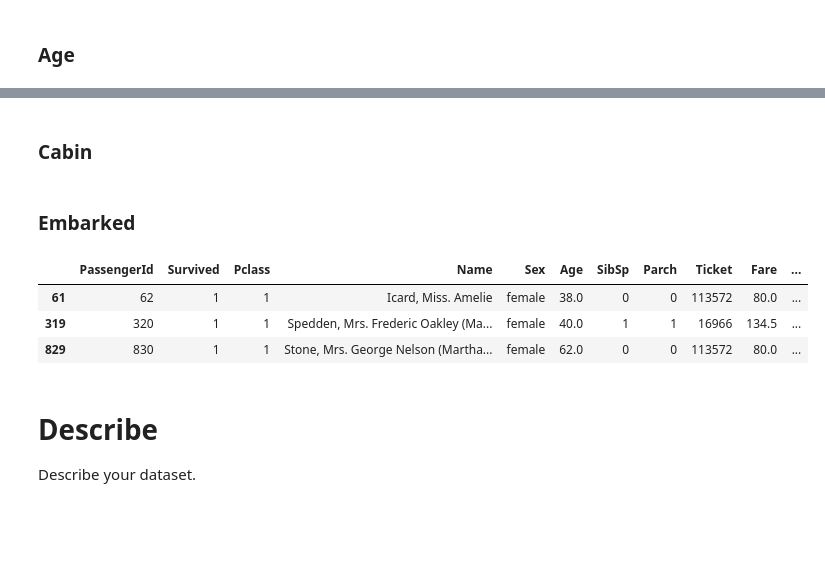
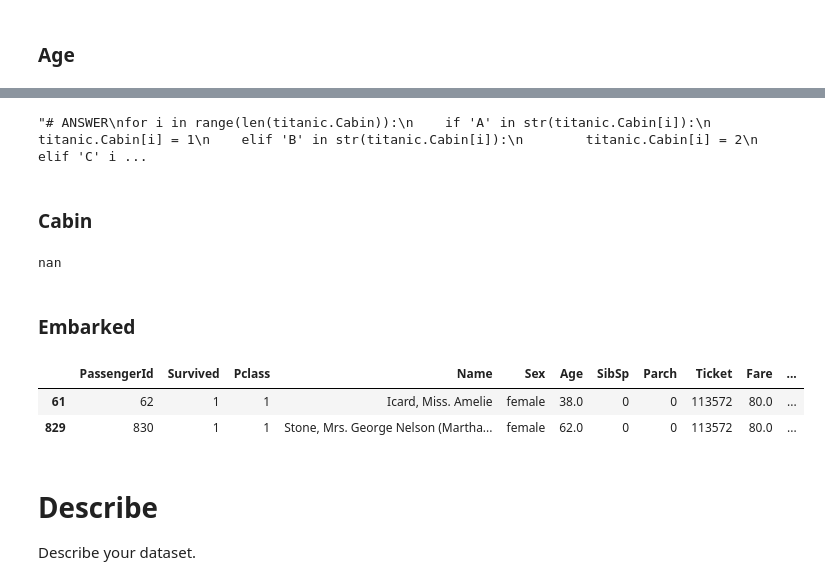
Before and after one commit to NPHansen/DS_AI, a Jupyter notebook: Lab 2/IOD_Lab 2.2.1.ipynb, the cells around one changed output, grey strips where cells are left out. Drawn from its saved outputs; the diff is of its cells as text; code cells hidden in the pictures; blank space fills up the shorter version.

```diff
--- a/Lab 2/IOD_Lab 2.2.1.ipynb
+++ b/Lab 2/IOD_Lab 2.2.1.ipynb
@@ -148,5 +153,37 @@ Is there any null values in any columns?
+# %%
+'''# ANSWER
+for i in range(len(titanic.Cabin)):
+    if 'A' in str(titanic.Cabin[i]):
+        titanic.Cabin[i] = 1
+    elif 'B' in str(titanic.Cabin[i]):
+        titanic.Cabin[i] = 2
+    elif 'C' in str(titanic.Cabin[i]):
+        titanic.Cabin[i] = 3
+    elif 'D' in str(titanic.Cabin[i]):
+        titanic.Cabin[i] = 4
+    elif 'E' in str(titanic.Cabin[i]):
+        titanic.Cabin[i] = 5
+    elif 'F' in str(titanic.Cabin[i]):
+        titanic.Cabin[i] = 6
+    elif 'G' in str(titanic.Cabin[i]):
+        titanic.Cabin[i] = 7
+    elif 'T' in str(titanic.Cabin[i]):
+        titanic.Cabin[i] = 0
+    #elif '' in str(titanic.Cabin[i]):
+        #print(i)
+
+titanic.Fare[titanic.Cabin == 0].min()'''
+
+#titanic[titanic.Ticket.duplicated()].count()
+# %% [output]
+"# ANSWER\nfor i in range(len(titanic.Cabin)):\n    if 'A' in str(titanic.Cabin[i]):\n        titanic.Cabin[i] = 1\n    elif 'B' in str(titanic.Cabin[i]):\n        titanic.Cabin[i] = 2\n    elif 'C' i ...
 # %% [markdown]
 ### Cabin
+# %%
+def deck(cabin)
+titanic.Cabin.apply(lambda cabin: )
+# %% [output]
+nan
 # %%
 # ANSWER
 # %% [markdown]
@@ -154,15 +191,14 @@ Is there any null values in any columns?
 # %%
 # ANSWER
 #find observations with missing values
 titanic[titanic.Embarked.isna()]
 #information from the internet regarding the two missing passengers suggest they boarded in Southhampton and miss Amalie Icard was the maid of Mrs George Nelson Stone. which makes sence since they both have the same ticket number and cabin number
-titanic.fillna(value='S', inplace=True)
+titanic.Embarked.fillna(value='S', inplace=True)
 titanic.Embarked.isna().sum()
-titanic[titanic.Name.str.contains('Icard') | titanic.Name.str.contains('Stone')]
+titanic[(titanic.index == 61) | (titanic.index == 829)]
 # %% [output]
 |  | PassengerId | Survived | Pclass | Name | Sex | Age | SibSp | Parch | Ticket | Fare | ... |
 | 61 | 62 | 1 | 1 | Icard, Miss. Amelie | female | 38.0 | 0 | 0 | 113572 | 80.0 | ... |
-| 319 | 320 | 1 | 1 | Spedden, Mrs. Frederic Oakley (Ma... | female | 40.0 | 1 | 1 | 16966 | 134.5 | ... |
 | 829 | 830 | 1 | 1 | Stone, Mrs. George Nelson (Martha... | female | 62.0 | 0 | 0 | 113572 | 80.0 | ... |
 # %% [markdown]
 # Describe
```
Also changed, not shown: parts of 8 cells of this notebook.
